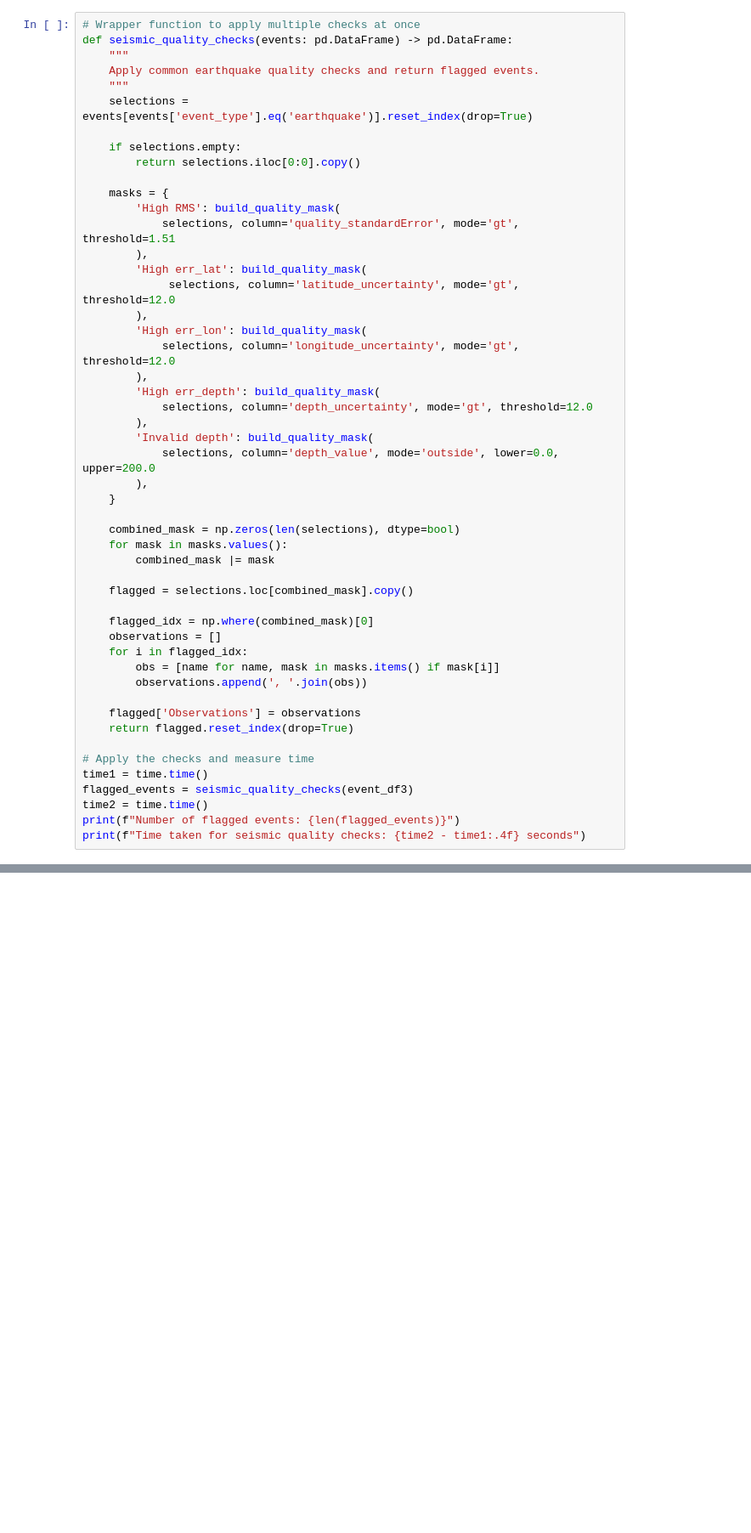
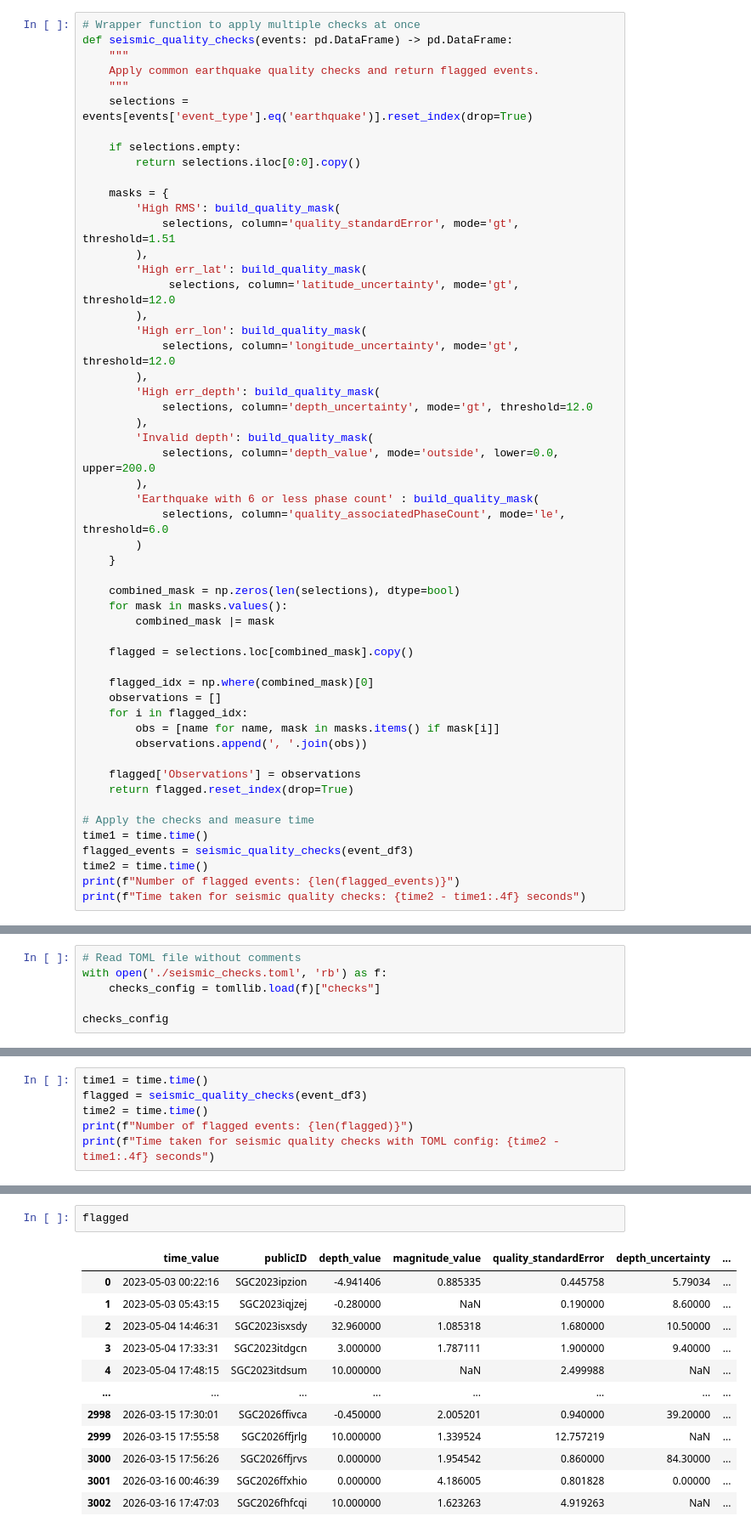
Before and after one commit to KenethGarcia/Revision_Sismicidad_SGC, a Jupyter notebook: notebooks/Vectorization_vs_Parallelization.ipynb, the cells around one changed output, grey strips where cells are left out. Shown at 85% size. Saved outputs shown, nothing was run; the diff lists cells and outputs as text; blank space fills up the shorter version.

Commit message:
Fourth commit of update 2026 (beta). Addded TOML file as config file for checks and made initial tests

```diff
--- a/notebooks/Vectorization_vs_Parallelization.ipynb
+++ b/notebooks/Vectorization_vs_Parallelization.ipynb
@@ -231,6 +232,9 @@ def seismic_quality_checks(events: pd.DataFrame) -> pd.DataFrame:
         'Invalid depth': build_quality_mask(
             selections, column='depth_value', mode='outside', lower=0.0, upper=200.0
         ),
+        'Earthquake with 6 or less phase count' : build_quality_mask(
+            selections, column='quality_associatedPhaseCount', mode='le', threshold=6.0
+        )
     }
 
     combined_mask = np.zeros(len(selections), dtype=bool)
@@ -283,0 +268,6 @@ The challenge here is that query the number of p and s phases associated to each
+# %%
+# Read TOML file without comments
+with open('./seismic_checks.toml', 'rb') as f:
+    checks_config = tomllib.load(f)["checks"]
+
+checks_config
@@ -283,0 +358,6 @@ The challenge here is that query the number of p and s phases associated to each
+# %%
+time1 = time.time()
+flagged = seismic_quality_checks(event_df3)
+time2 = time.time()
+print(f"Number of flagged events: {len(flagged)}")
+print(f"Time taken for seismic quality checks with TOML config: {time2 - time1:.4f} seconds")
@@ -283,0 +367,15 @@ The challenge here is that query the number of p and s phases associated to each
+# %%
+flagged
+# %% [output]
+|  | time_value | publicID | depth_value | magnitude_value | quality_standardError | depth_uncertainty | ... |
+| 0 | 2023-05-03 00:22:16 | SGC2023ipzion | -4.941406 | 0.885335 | 0.445758 | 5.79034 | ... |
+| 1 | 2023-05-03 05:43:15 | SGC2023iqjzej | -0.280000 | NaN | 0.190000 | 8.60000 | ... |
+| 2 | 2023-05-04 14:46:31 | SGC2023isxsdy | 32.960000 | 1.085318 | 1.680000 | 10.50000 | ... |
+| 3 | 2023-05-04 17:33:31 | SGC2023itdgcn | 3.000000 | 1.787111 | 1.900000 | 9.40000 | ... |
+| 4 | 2023-05-04 17:48:15 | SGC2023itdsum | 10.000000 | NaN | 2.499988 | NaN | ... |
+| ... | ... | ... | ... | ... | ... | ... | ... |
+| 2998 | 2026-03-15 17:30:01 | SGC2026ffivca | -0.450000 | 2.005201 | 0.940000 | 39.20000 | ... |
+| 2999 | 2026-03-15 17:55:58 | SGC2026ffjrlg | 10.000000 | 1.339524 | 12.757219 | NaN | ... |
+| 3000 | 2026-03-15 17:56:26 | SGC2026ffjrvs | 0.000000 | 1.954542 | 0.860000 | 84.30000 | ... |
+| 3001 | 2026-03-16 00:46:39 | SGC2026ffxhio | 0.000000 | 4.186005 | 0.801828 | 0.00000 | ... |
+| 3002 | 2026-03-16 17:47:03 | SGC2026fhfcqi | 10.000000 | 1.623263 | 4.919263 | NaN | ... |
```
Also changed, not shown: parts of 17 cells of this notebook, 2 other files.
